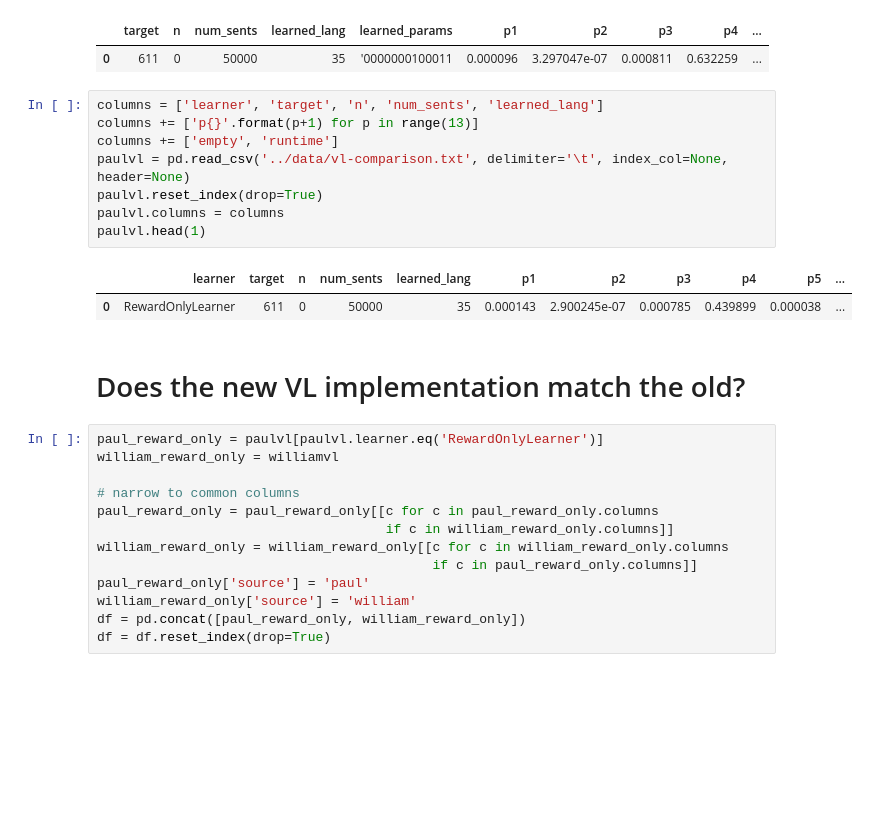
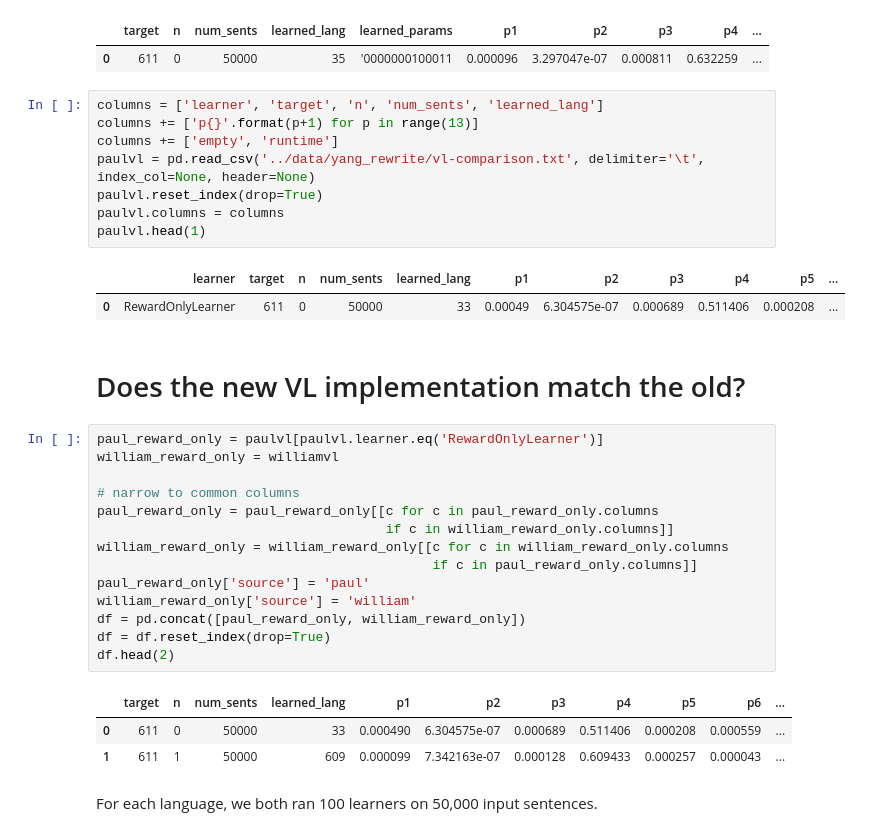
Before and after one commit to pfeyz/colag-irrel-and-ambig, a Jupyter notebook: notebooks/VL Comparison.ipynb, the cells around one changed output. Drawn from its saved outputs; the diff is of its cells as text; blank space fills up the shorter version.

```diff
--- a/notebooks/VL Comparison.ipynb
+++ b/notebooks/VL Comparison.ipynb
@@ -30,14 +30,14 @@ williamvl.head(1)
 # %%
 columns = ['learner', 'target', 'n', 'num_sents', 'learned_lang']
 columns += ['p{}'.format(p+1) for p in range(13)]
 columns += ['empty', 'runtime']
-paulvl = pd.read_csv('../data/vl-comparison.txt', delimiter='\t', index_col=None, header=None)
+paulvl = pd.read_csv('../data/yang_rewrite/vl-comparison.txt', delimiter='\t', index_col=None, header=None)
 paulvl.reset_index(drop=True)
 paulvl.columns = columns
 paulvl.head(1)
 # %% [output]
 |  | learner | target | n | num_sents | learned_lang | p1 | p2 | p3 | p4 | p5 | ... |
-| 0 | RewardOnlyLearner | 611 | 0 | 50000 | 35 | 0.000143 | 2.900245e-07 | 0.000785 | 0.439899 | 0.000038 | ... |
+| 0 | RewardOnlyLearner | 611 | 0 | 50000 | 33 | 0.00049 | 6.304575e-07 | 0.000689 | 0.511406 | 0.000208 | ... |
 # %% [markdown]
 # Does the new VL implementation match the old?
 # %%
@@ -53,3 +53,10 @@ paul_reward_only['source'] = 'paul'
 william_reward_only['source'] = 'william'
 df = pd.concat([paul_reward_only, william_reward_only])
 df = df.reset_index(drop=True)
+df.head(2)
+# %% [output]
+|  | target | n | num_sents | learned_lang | p1 | p2 | p3 | p4 | p5 | p6 | ... |
+| 0 | 611 | 0 | 50000 | 33 | 0.000490 | 6.304575e-07 | 0.000689 | 0.511406 | 0.000208 | 0.000559 | ... |
+| 1 | 611 | 1 | 50000 | 609 | 0.000099 | 7.342163e-07 | 0.000128 | 0.609433 | 0.000257 | 0.000043 | ... |
+# %% [markdown]
+For each language, we both ran 100 learners on 50,000 input sentences.
```
Also changed, not shown: parts of 13 cells of this notebook, 1 other file.
